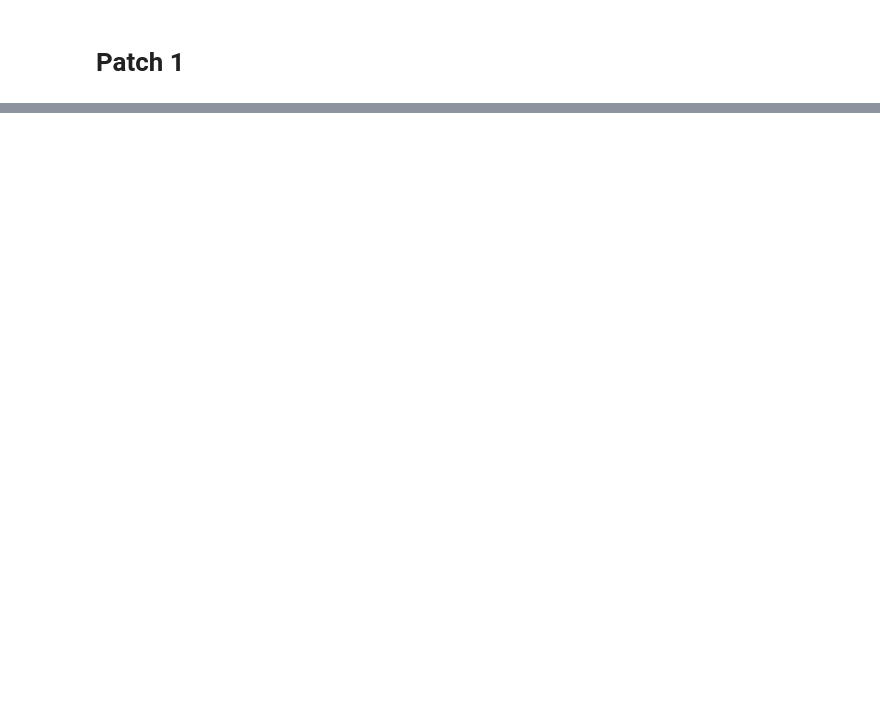
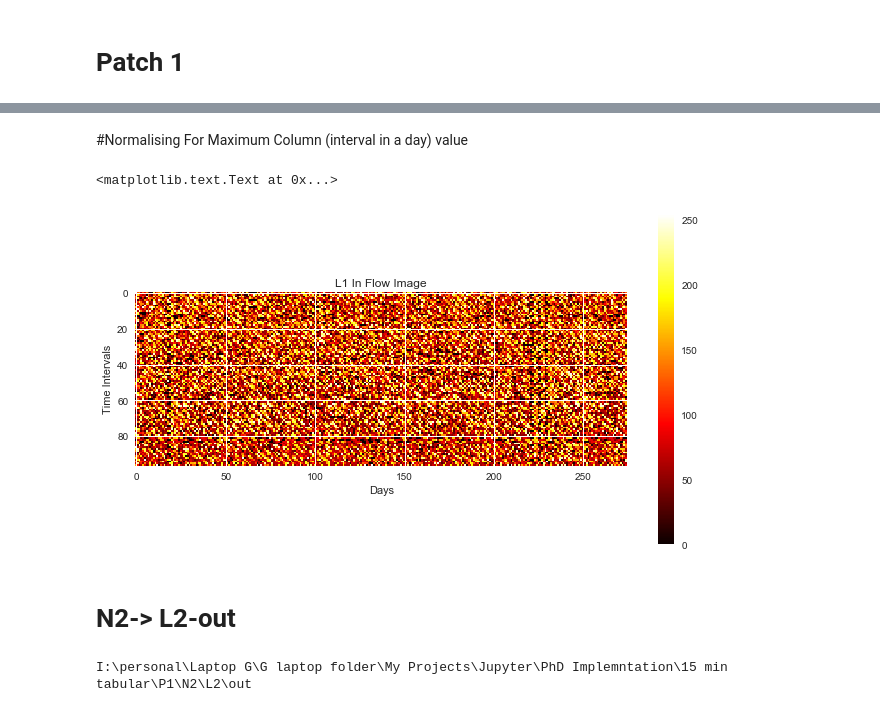
Before and after one commit to Iamrahi/Traffic-Flow-Prediction, a Jupyter notebook: Traffic_Link_Flow_Simultations_Patch1_Node2.ipynb, the cells around one changed output, grey strips where cells are left out. Saved outputs shown, nothing was run; the diff lists cells and outputs as text; code cells hidden in the pictures; blank space fills up the shorter version.

```diff
--- a/Traffic_Link_Flow_Simultations_Patch1_Node2.ipynb
+++ b/Traffic_Link_Flow_Simultations_Patch1_Node2.ipynb
@@ -328,0 +114,4 @@ print(np.max(a_out_img),np.min(a_out_img))
+# %%
+N2_L1_in_net.sort_values(['Report Date'],inplace=True)
+# %%
+N2_L1_in_net.set_index('Report Date',inplace=True)
@@ -328,0 +140,22 @@ print(np.max(a_out_img),np.min(a_out_img))
+# %% [markdown]
+#Normalising For Maximum Column (interval in a day)  value
+# %%
+N2_L1_in_net=(N2_L1_in_net.astype('float32')) / (np.max(N2_L1_in_net.astype('float32')))
+# %%
+L1_in_img_net = Image.fromarray(N2_L1_in_net.T.values.astype('float32'),'L')
+# %%
+fig = plt.figure(figsize=(18,10))
+
+plt.subplot(221)
+plt.tight_layout()
+plt.title('L1 In Flow Image')
+plt.imshow(L1_in_img_net, cmap='hot',interpolation='none')
+L1_in_img_net.save('inflow-1.png')
+plt.colorbar()
+plt.xlabel('Days')
+plt.ylabel('Time Intervals')
+# %% [output]
+<matplotlib.text.Text at 0x...>
+[figure, added]
+# %% [markdown]
+# N2-> L2-out
@@ -328,0 +165,4 @@ print(np.max(a_out_img),np.min(a_out_img))
+# %%
+print(os.getcwd())
+# %% [output]
+I:\personal\Laptop G\G laptop folder\My Projects\Jupyter\PhD Implemntation\15 min tabular\P1\N2\L2\out
```
Also changed, not shown: parts of 97 cells of this notebook, 1 other file.
